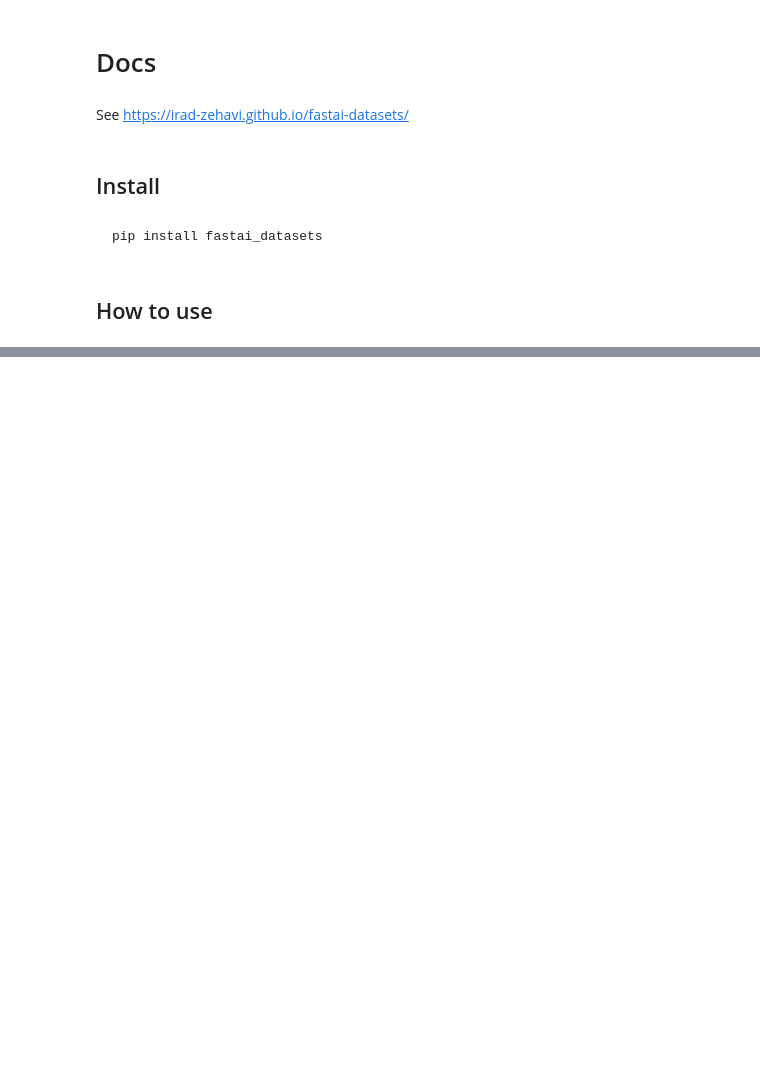
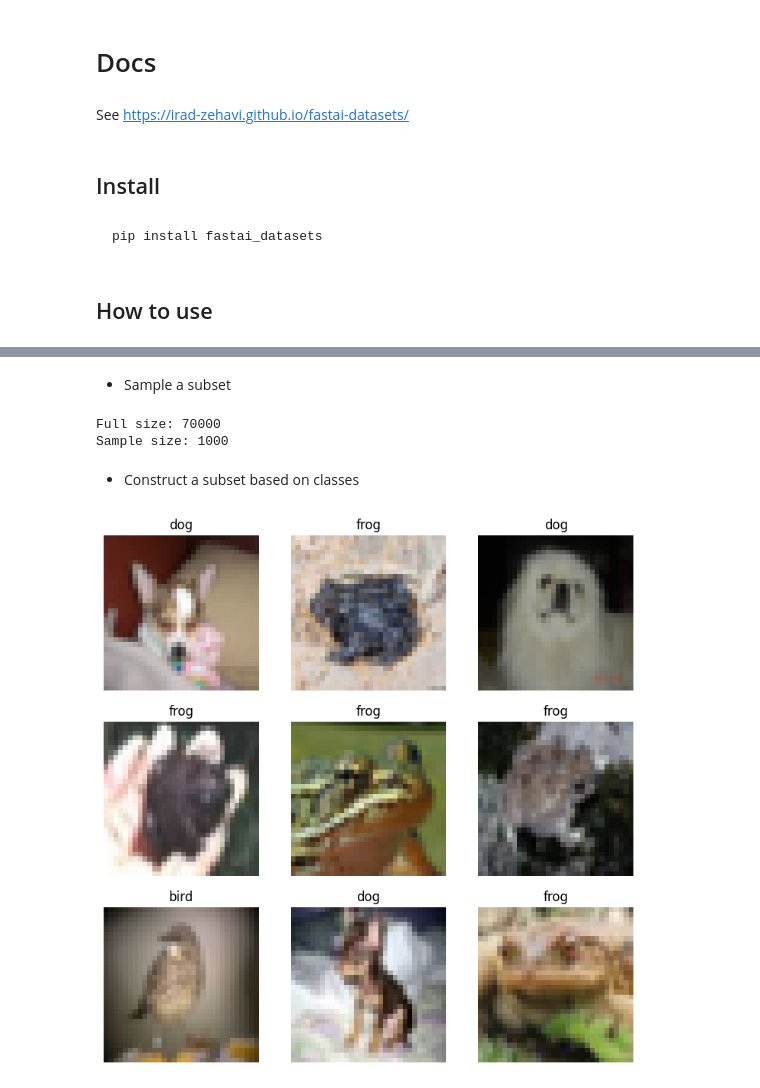
Before and after one commit to Irad-Zehavi/fastai-datasets, a Jupyter notebook: nbs/index.ipynb, the cells around one changed output, grey strips where cells are left out. Saved outputs shown, nothing was run; the diff lists cells and outputs as text; code cells hidden in the pictures; blank space fills up the shorter version.

```diff
--- a/nbs/index.ipynb
+++ b/nbs/index.ipynb
@@ -22,0 +30,18 @@ MNIST().dls().show_batch()
+# %% [markdown]
+* Sample a subset
+# %%
+mnist = MNIST()
+mnist_sample = mnist.random_sub_dsets(1000)
+print(f'Full size: {len(mnist)}')
+print(f'Sample size: {len(mnist_sample)}')
+# %% [output]
+Full size: 70000
+Sample size: 1000
+# %% [markdown]
+* Construct a subset based on classes
+# %%
+cifar10 = CIFAR10()
+dig_frog_bird = cifar10.by_target['dog'] + cifar10.by_target['frog'] + cifar10.by_target['bird']
+dig_frog_bird.dls().show_batch()
+# %% [output]
+[figure, added]
```
Also changed, not shown: parts of 8 cells of this notebook.
